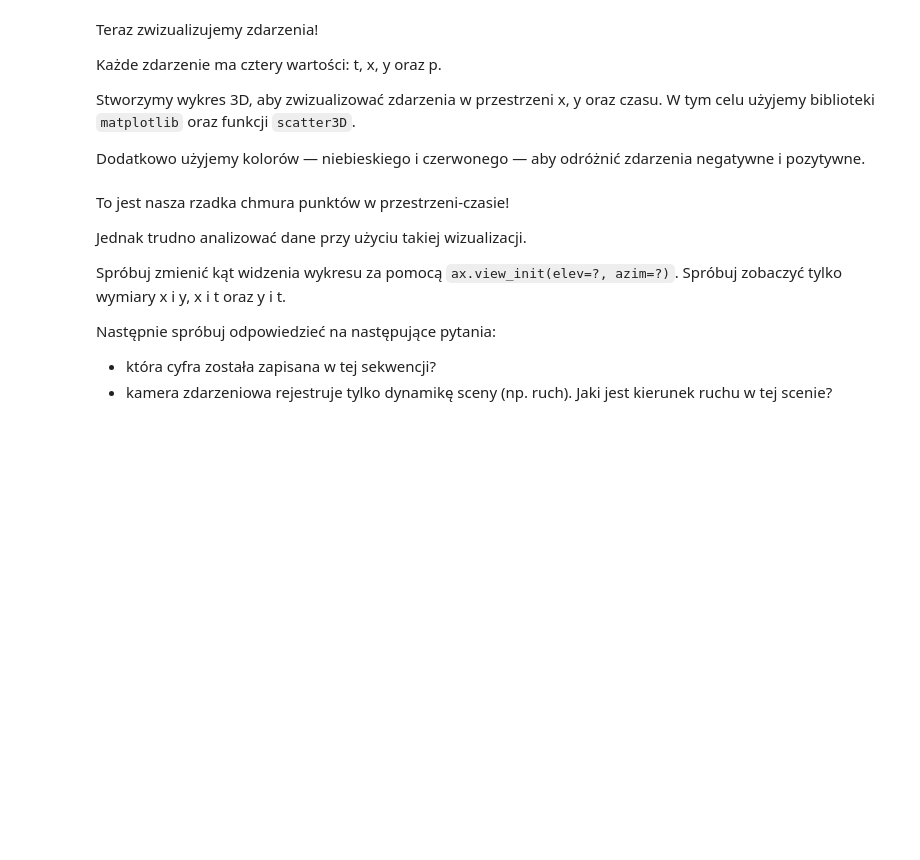
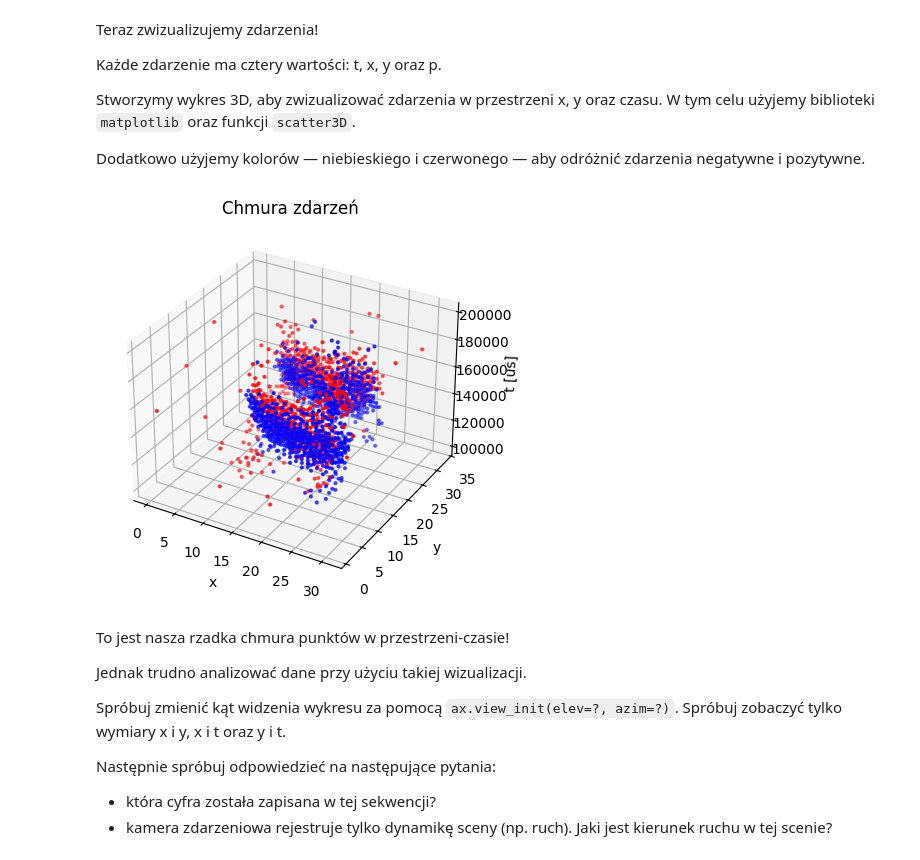
Before and after one commit to marcinwolder/zaawansowane-algorytmy-wizyjne, a Jupyter notebook: lab13/DVS-ToDo.ipynb, the cells around one changed output. Saved outputs shown, nothing was run; the diff lists cells and outputs as text; code cells hidden in the pictures; blank space fills up the shorter version.

```diff
--- a/lab13/DVS-ToDo.ipynb
+++ b/lab13/DVS-ToDo.ipynb
@@ -97,7 +105,10 @@ sample_xs = []
 sample_ys = []
 sample_ps = []
 for i in range (len(timestamps)):
-    if ...:
-        ... # to add value to the list we use "list.append(...)"
+    if 100_000 <= timestamps[i] <= 200_000:
+        sample_ts.append(timestamps[i])
+        sample_xs.append(xaddr[i])
+        sample_ys.append(yaddr[i])
+        sample_ps.append(polarities[i])
 # %% [markdown]
 How many events do we have left?
@@ -119,3 +127,16 @@ plt.show()
+# %%
+# Use plt for visualisation
+fig = plt.figure()
+ax = fig.add_subplot(111, projection="3d")
+colors = ["red" if bool(p) else "blue" for p in sample_ps]
+ax.scatter3D(sample_xs, sample_ys, sample_ts, c=colors, s=4)
+ax.set_xlabel("x")
+ax.set_ylabel("y")
+ax.set_zlabel("t [us]")
+ax.set_title("Chmura zdarzeń")
+plt.show()
+# %% [output]
+[figure, added]
 # %% [markdown]
 To jest nasza rzadka chmura punktów w przestrzeni-czasie!
 
```
Also changed, not shown: parts of 21 cells of this notebook, 1 other file.
